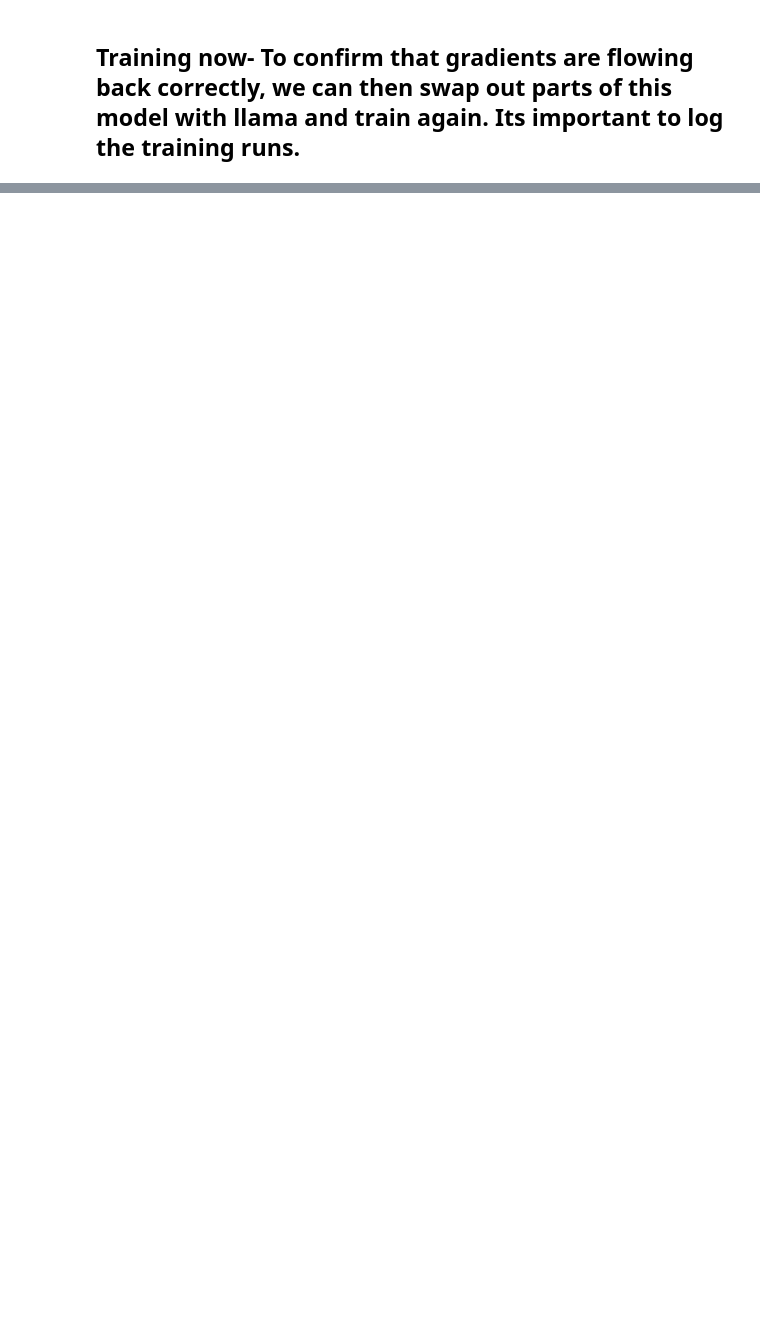
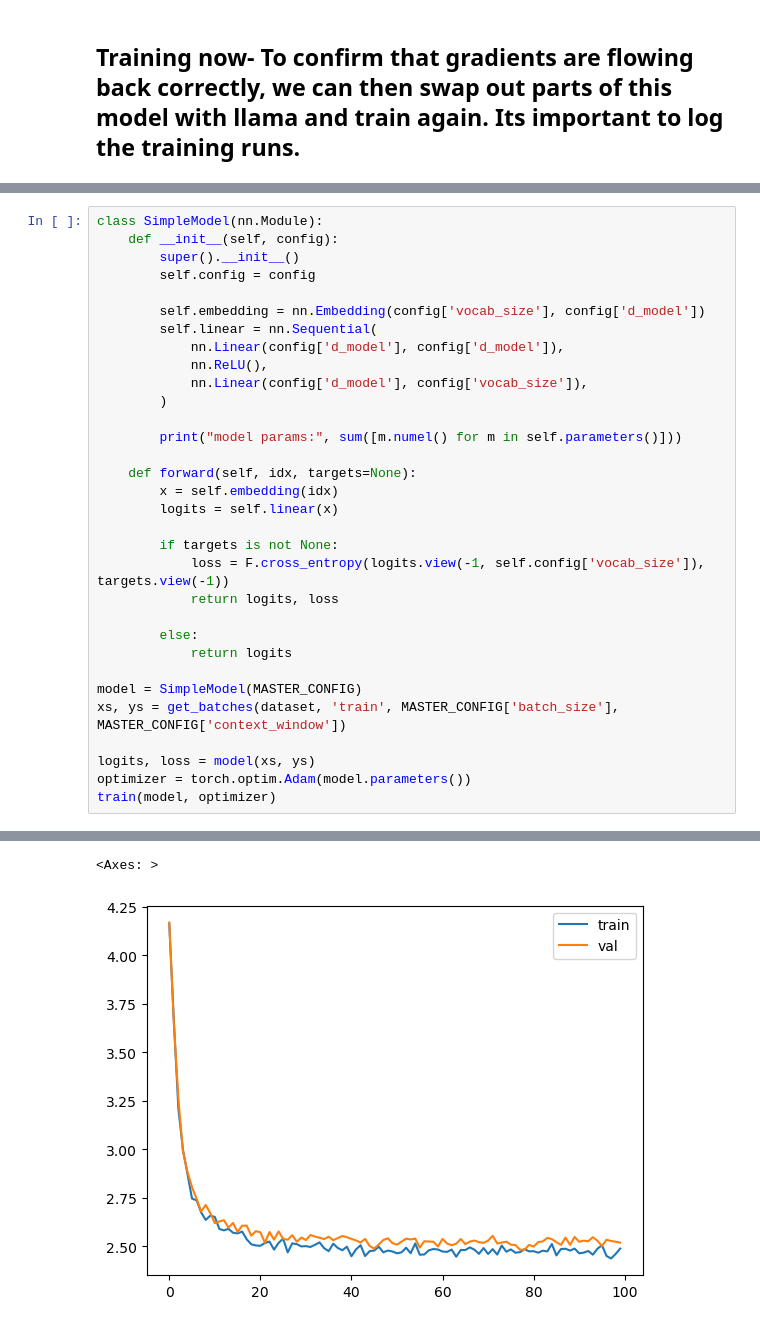
Before and after one commit to ysurs/Multimodal_llms, a Jupyter notebook: llama.ipynb, the cells around one changed output, grey strips where cells are left out. Cells and saved outputs as stored; diff of their text form; blank space fills up the shorter version.

```diff
--- a/llama.ipynb
+++ b/llama.ipynb
@@ -299,0 +295,33 @@ torch.Size([1115393])
+# %%
+class SimpleModel(nn.Module):
+    def __init__(self, config):
+        super().__init__()
+        self.config = config
+
+        self.embedding = nn.Embedding(config['vocab_size'], config['d_model'])
+        self.linear = nn.Sequential(
+            nn.Linear(config['d_model'], config['d_model']),
+            nn.ReLU(),
+            nn.Linear(config['d_model'], config['vocab_size']),
+        )
+
+        print("model params:", sum([m.numel() for m in self.parameters()]))
+
+    def forward(self, idx, targets=None):
+        x = self.embedding(idx)
+        logits = self.linear(x)
+
+        if targets is not None:
+            loss = F.cross_entropy(logits.view(-1, self.config['vocab_size']), targets.view(-1))
+            return logits, loss
+
+        else:
+            return logits
+
+model = SimpleModel(MASTER_CONFIG)
+xs, ys = get_batches(dataset, 'train', MASTER_CONFIG['batch_size'], MASTER_CONFIG['context_window'])
+
+logits, loss = model(xs, ys)
+optimizer = torch.optim.Adam(model.parameters())
+train(model, optimizer)
+# %% [output]
@@ -299,0 +330,2 @@ torch.Size([1115393])
+<Axes: >
+[figure, added]
```
Also changed, not shown: parts of 18 cells of this notebook.
